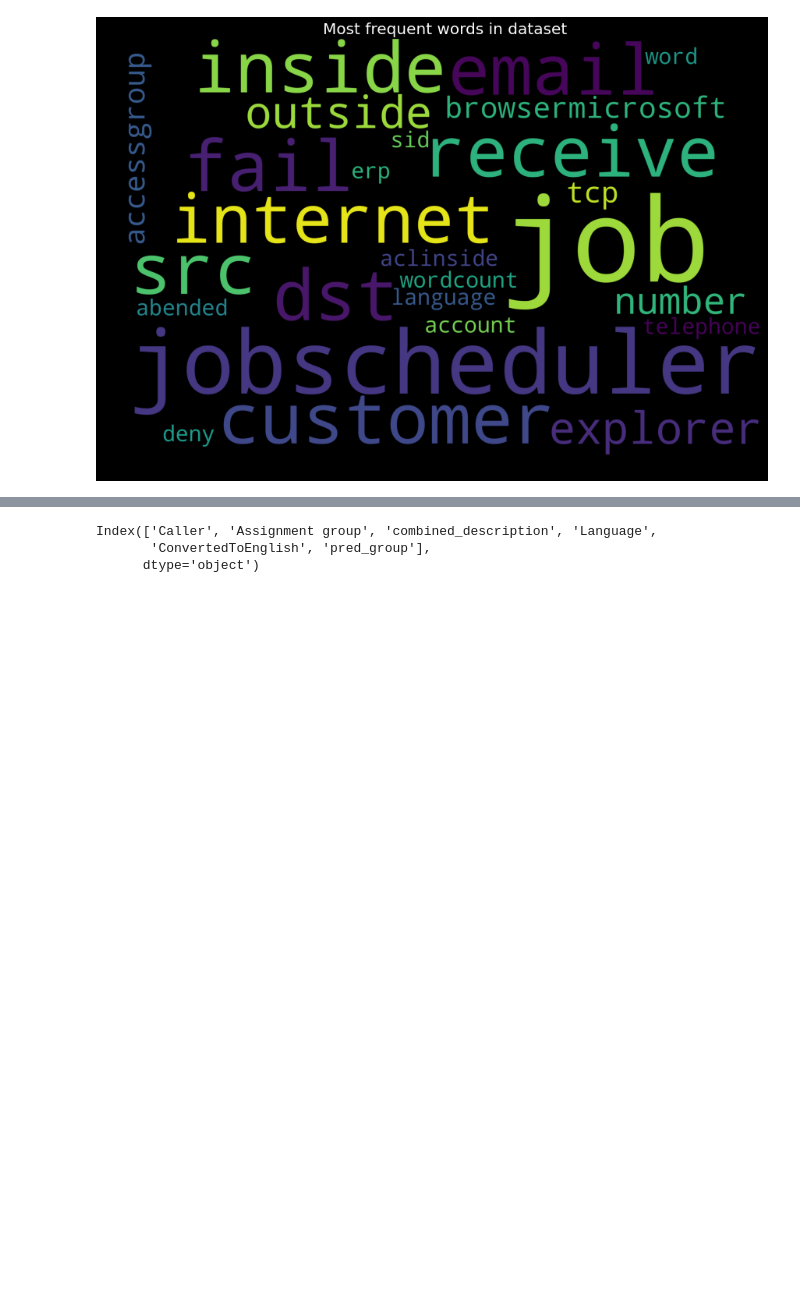
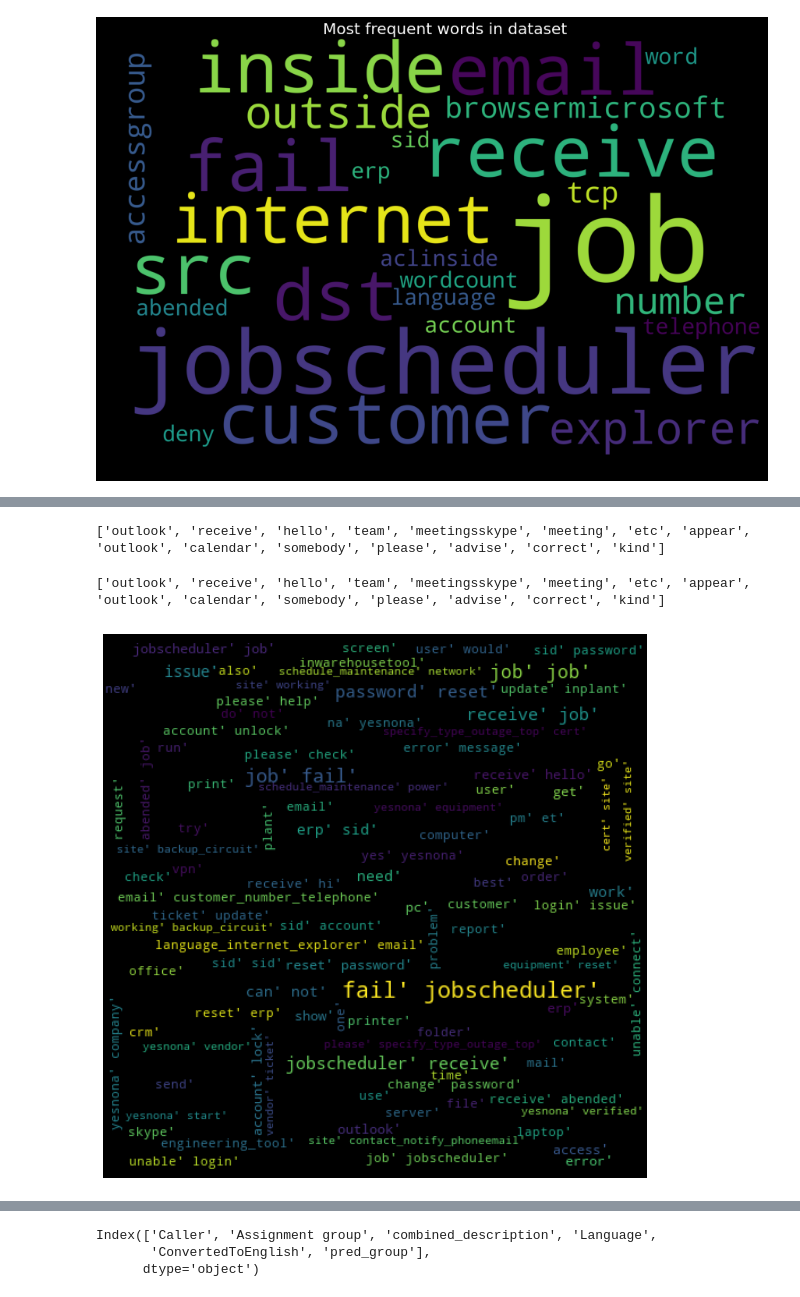
Before and after one commit to pbhuch/GL_DecA_G4_NLP1, a Jupyter notebook: GL_DecA_G4_NLP1.ipynb, the cells around one changed output, grey strips where cells are left out. Drawn from its saved outputs; the diff is of its cells as text; code cells hidden in the pictures; blank space fills up the shorter version.

```diff
--- a/GL_DecA_G4_NLP1.ipynb
+++ b/GL_DecA_G4_NLP1.ipynb
@@ -903,0 +998,34 @@ plt.show()
+# %%
+# Build the bigram and trigram models
+#https://radimrehurek.com/gensim/models/phrases.html
+bigram = gensim.models.Phrases(data_words, min_count=5, threshold=100) # higher threshold fewer phrases.
+trigram = gensim.models.Phrases(bigram[data_words], threshold=100)
+
+# Faster way to get a sentence clubbed as a trigram/bigram
+bigram_mod = gensim.models.phrases.Phraser(bigram)
+trigram_mod = gensim.models.phrases.Phraser(trigram)
+# %%
+print(bigram_mod[data_words[1]])
+# %% [output]
+['outlook', 'receive', 'hello', 'team', 'meetingsskype', 'meeting', 'etc', 'appear', 'outlook', 'calendar', 'somebody', 'please', 'advise', 'correct', 'kind']
+# %%
+print(trigram_mod[data_words[1]])
+# %% [output]
+['outlook', 'receive', 'hello', 'team', 'meetingsskype', 'meeting', 'etc', 'appear', 'outlook', 'calendar', 'somebody', 'please', 'advise', 'correct', 'kind']
+# %%
+def make_trigrams(texts):
+    return [trigram_mod[bigram_mod[doc]] for doc in texts]
+# %%
+# Form Bigrams
+data_words_trigrams = make_trigrams(data_words)
+# %%
+wordclouds=' '.join(map(str, data_words_trigrams))
+# %%
+wordcloud = WordCloud(width=480, height=480, max_font_size=20, min_font_size=10).generate(wordclouds)
+plt.figure(figsize=(20,10))
+plt.imshow(wordcloud, interpolation="bilinear")
+plt.axis("off")
+plt.margins(x=0, y=0)
+plt.show()
+# %% [output]
+[figure, added]
```
Also changed, not shown: parts of 35 cells of this notebook.
